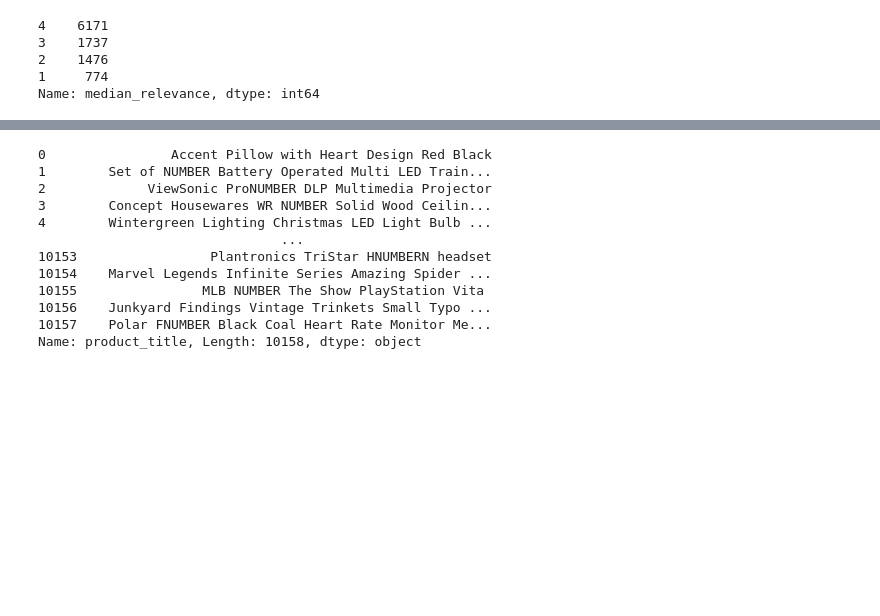
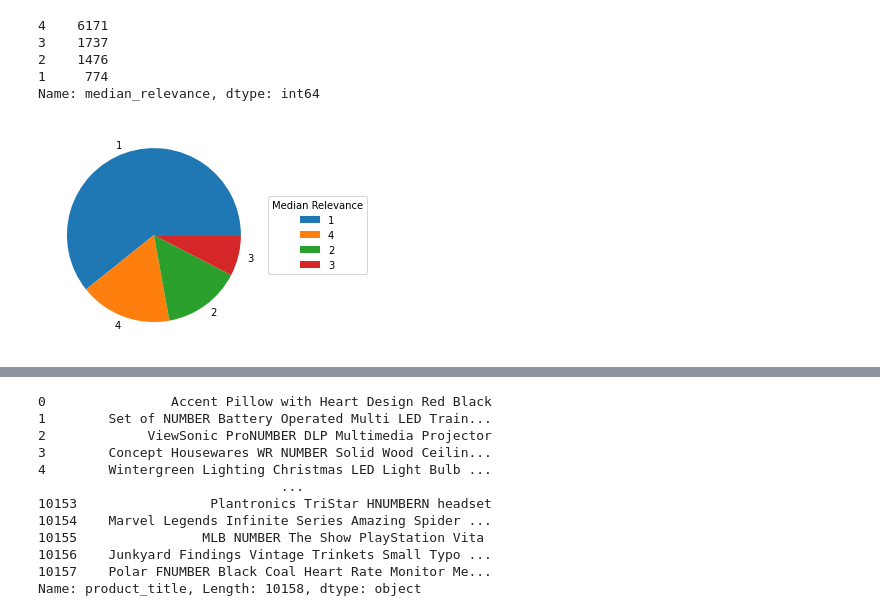
Before and after one commit to Ruparna25/search_relevance, a Jupyter notebook: SearchRelevance_v4.0.ipynb, the cells around one changed output, grey strips where cells are left out. Saved outputs shown, nothing was run; the diff lists cells and outputs as text; code cells hidden in the pictures; blank space fills up the shorter version.

```diff
--- a/SearchRelevance_v4.0.ipynb
+++ b/SearchRelevance_v4.0.ipynb
@@ -1,7 +1,7 @@
 # %%
 import pandas as pd
 
-search_df=pd.read_csv('SearchReltrain.csv')
+search_df=pd.read_csv('/content/train.csv')
 # %%
 search_df.head()
 # %% [output]
@@ -96,3 +96,15 @@ search_df['median_relevance'].value_counts()
 2    1476
 1     774
 Name: median_relevance, dtype: int64
+# %%
+plt.rcParams["figure.figsize"] = (5,4)
+
+sizes = search_df.median_relevance.value_counts()
+
+ax=plt.pie(sizes,labels=search_df['median_relevance'].unique())
+
+plt.legend(title="Median Relevance",loc="center left",
+           bbox_to_anchor=(1, 0, 0.5, 1))
+plt.show()
+# %% [output]
+[figure, added]
```
Also changed, not shown: parts of 7 cells of this notebook.
